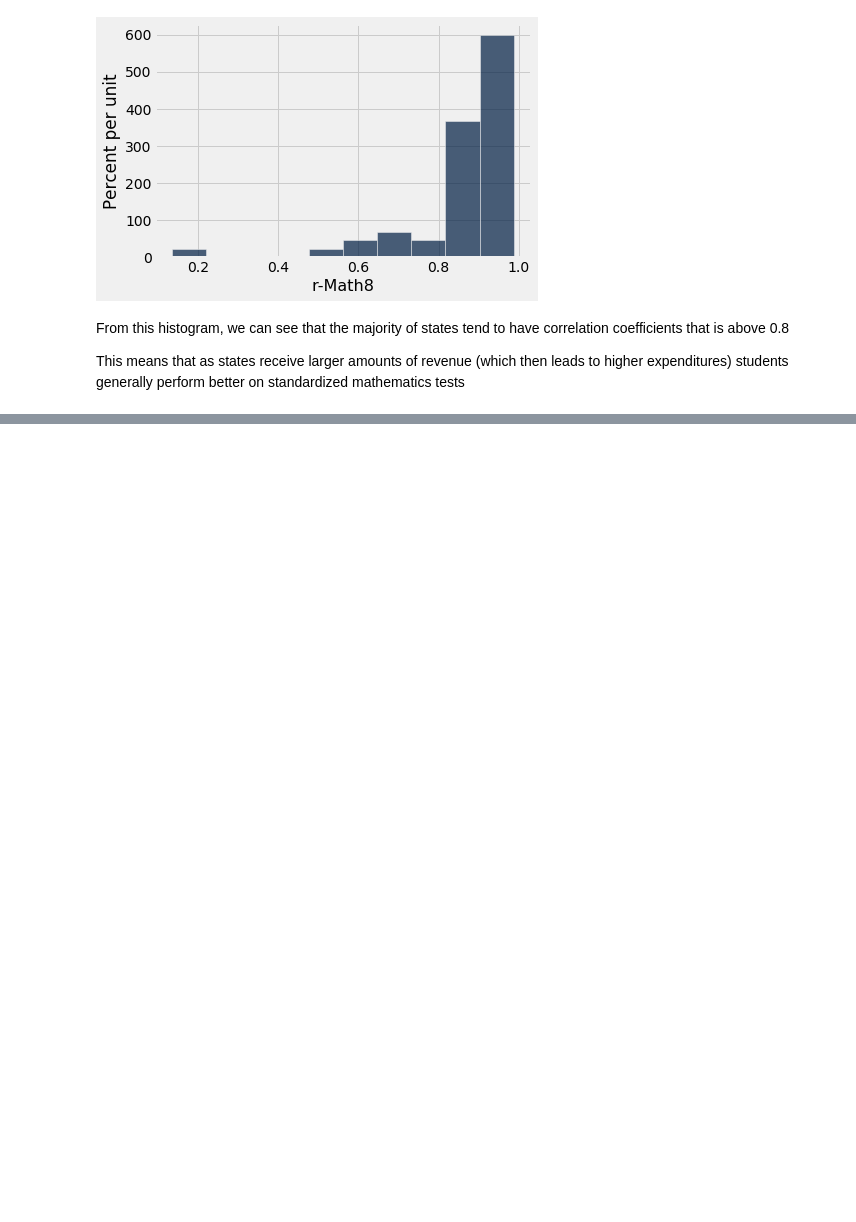
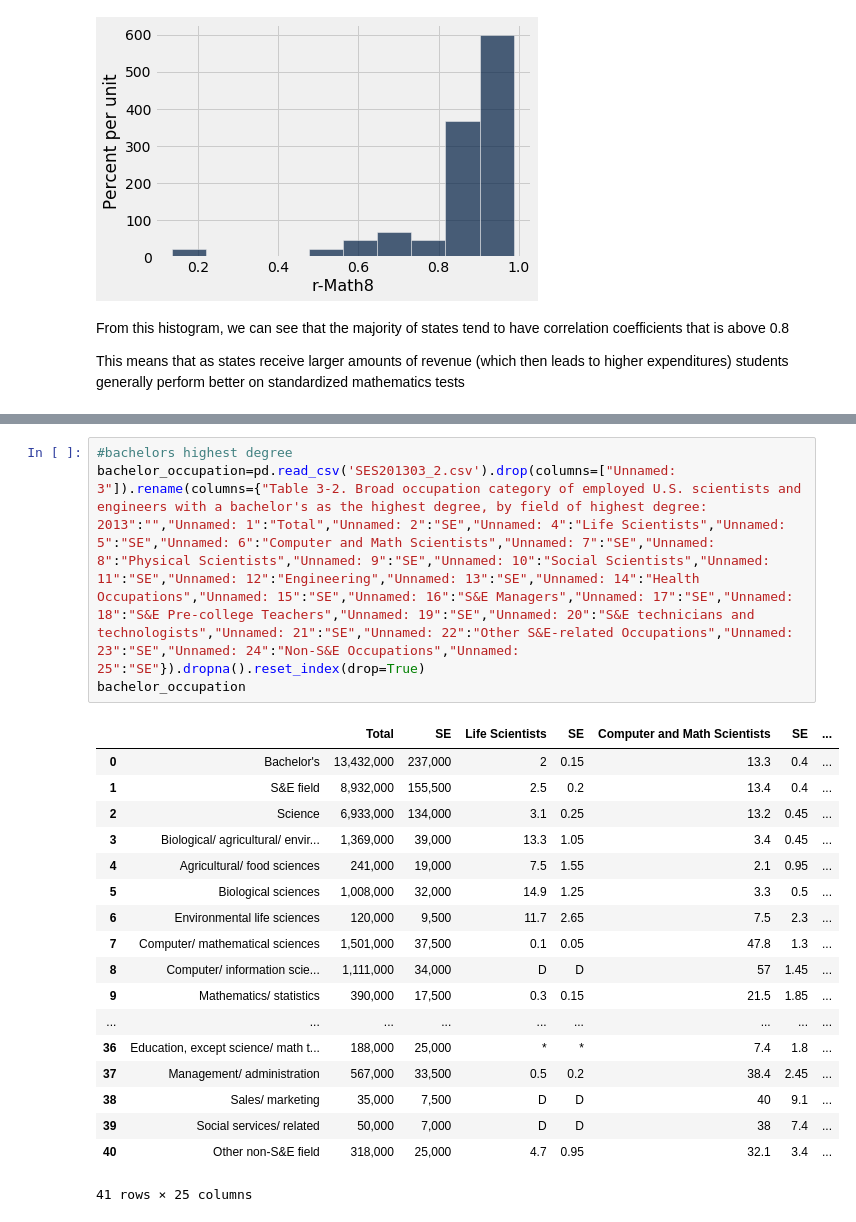
Before and after one commit to SpeedyCannon/ResearchDataScience, a Jupyter notebook: Python Testing.ipynb, the cells around one changed output, grey strips where cells are left out. Cells and saved outputs as stored; diff of their text form; blank space fills up the shorter version.

```diff
--- a/Python Testing.ipynb
+++ b/Python Testing.ipynb
@@ -236,0 +276,23 @@ test_scores.scatter('Year','Revenue',s=1.2)
+# %%
+#bachelors highest degree
+bachelor_occupation=pd.read_csv('SES201303_2.csv').drop(columns=["Unnamed: 3"]).rename(columns={"Table 3-2. Broad occupation category of employed U.S. scientists and engineers with a bachelor's as the highest degree, by field of highest degree: 2013":"","Unnamed: 1":"Total","Unnamed: 2":"SE","Unnamed: 4":"Life Scientists","Unnamed: 5":"SE","Unnamed: 6":"Computer and Math Scientists","Unnamed: 7":"SE","Unnamed: 8":"Physical Scientists","Unnamed: 9":"SE","Unnamed: 10":"Social Scientists","Unnamed: 11":"SE","Unnamed: 12":"Engineering","Unnamed: 13":"SE","Unnamed: 14":"Health Occupations","Unnamed: 15":"SE","Unnamed: 16":"S&E Managers","Unnamed: 17":"SE","Unnamed: 18":"S&E Pre-college Teachers","Unnamed: 19":"SE","Unnamed: 20":"S&E technicians and technologists","Unnamed: 21":"SE","Unnamed: 22":"Other S&E-related Occupations","Unnamed: 23":"SE","Unnamed: 24":"Non-S&E Occupations","Unnamed: 25":"SE"}).dropna().reset_index(drop=True)
+bachelor_occupation
+# %% [output]
+|  |  | Total | SE | Life Scientists | SE | Computer and Math Scientists | SE | ... |
+| 0 | Bachelor's | 13,432,000 | 237,000 | 2 | 0.15 | 13.3 | 0.4 | ... |
+| 1 | S&E field | 8,932,000 | 155,500 | 2.5 | 0.2 | 13.4 | 0.4 | ... |
+| 2 | Science | 6,933,000 | 134,000 | 3.1 | 0.25 | 13.2 | 0.45 | ... |
+| 3 | Biological/ agricultural/ envir... | 1,369,000 | 39,000 | 13.3 | 1.05 | 3.4 | 0.45 | ... |
+| 4 | Agricultural/ food sciences | 241,000 | 19,000 | 7.5 | 1.55 | 2.1 | 0.95 | ... |
+| 5 | Biological sciences | 1,008,000 | 32,000 | 14.9 | 1.25 | 3.3 | 0.5 | ... |
+| 6 | Environmental life sciences | 120,000 | 9,500 | 11.7 | 2.65 | 7.5 | 2.3 | ... |
+| 7 | Computer/ mathematical sciences | 1,501,000 | 37,500 | 0.1 | 0.05 | 47.8 | 1.3 | ... |
+| 8 | Computer/ information scie... | 1,111,000 | 34,000 | D | D | 57 | 1.45 | ... |
+| 9 | Mathematics/ statistics | 390,000 | 17,500 | 0.3 | 0.15 | 21.5 | 1.85 | ... |
+| ... | ... | ... | ... | ... | ... | ... | ... | ... |
+| 36 | Education, except science/ math t... | 188,000 | 25,000 | * | * | 7.4 | 1.8 | ... |
+| 37 | Management/ administration | 567,000 | 33,500 | 0.5 | 0.2 | 38.4 | 2.45 | ... |
+| 38 | Sales/ marketing | 35,000 | 7,500 | D | D | 40 | 9.1 | ... |
+| 39 | Social services/ related | 50,000 | 7,000 | D | D | 38 | 7.4 | ... |
+| 40 | Other non-S&E field | 318,000 | 25,000 | 4.7 | 0.95 | 32.1 | 3.4 | ... |
+41 rows × 25 columns
```
Also changed, not shown: parts of 10 cells of this notebook.
